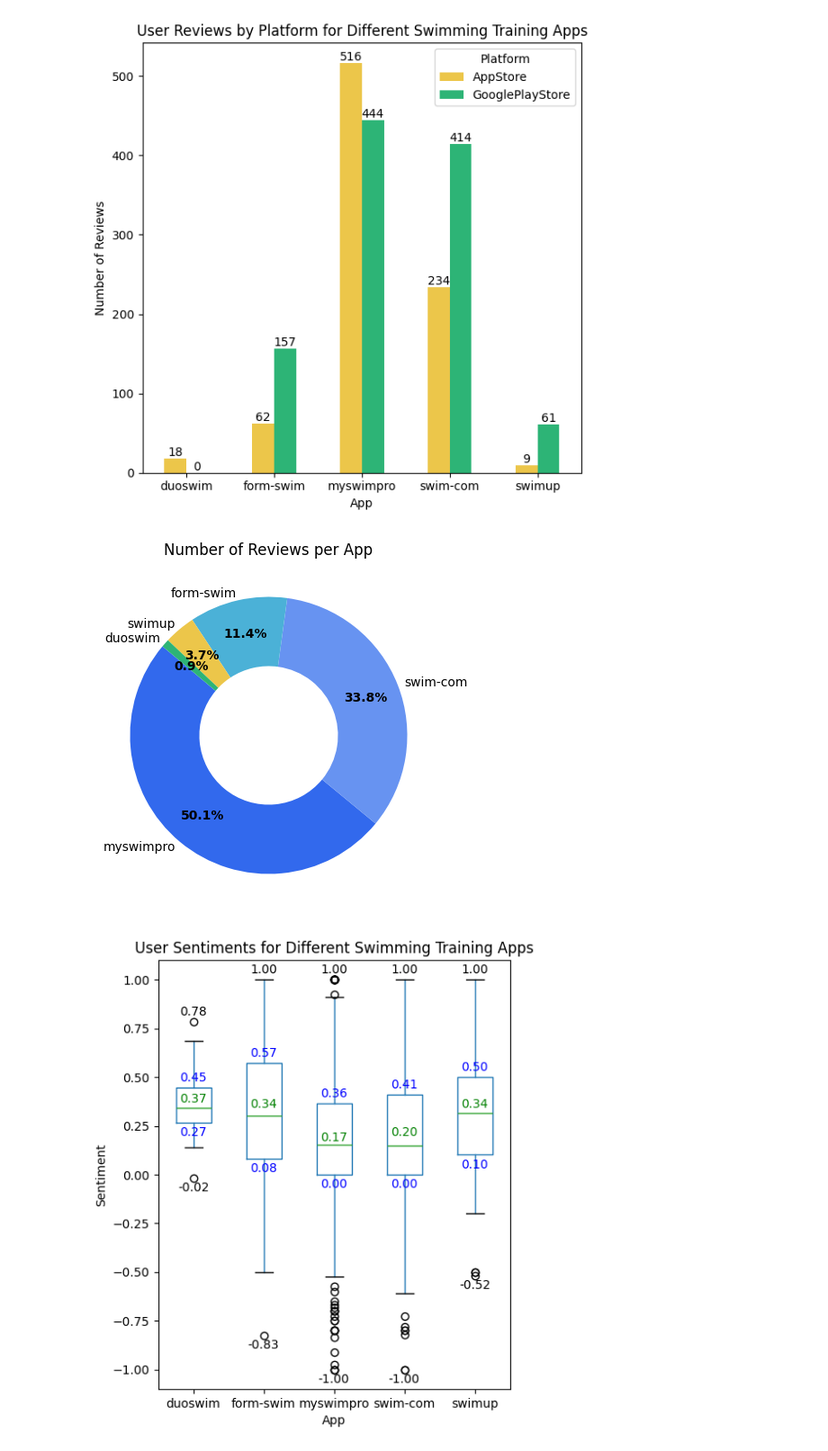
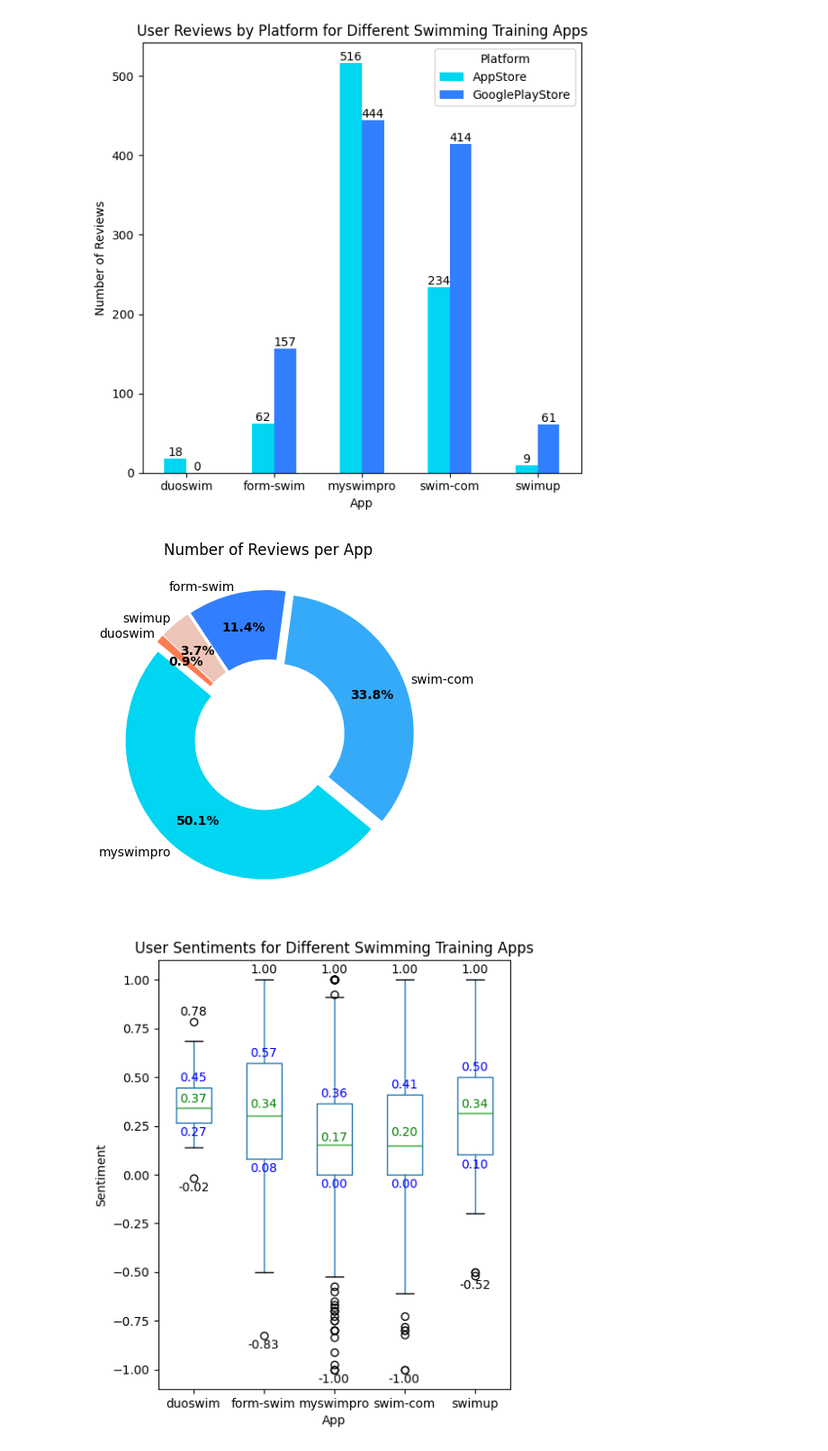
Before and after one commit to momonong/swim-apps-reviews-analysis, a Jupyter notebook: data_mining/da3.ipynb, the cells around one changed output. Shown at 90% size. Cells and saved outputs as stored; diff of their text form; code cells hidden in the pictures.

Commit message:
Update new figure colors

```diff
--- a/data_mining/da3.ipynb
+++ b/data_mining/da3.ipynb
@@ -67,19 +68,0 @@ plt.show()
-# %%
-# 评分分布按应用程序
-rating_counts = data.groupby(['app', 'rating']).size().unstack().fillna(0)
-
-# 绘制评分分布的堆叠条形图
-plt.rcParams['figure.figsize'] = [5, 10]
-ax = rating_counts.plot(kind='bar', stacked=True, width=0.8, color=colors)
-
-# 添加數據標籤
-for container in ax.containers:
-    ax.bar_label(container, label_type='edge', fontsize=10)
-
-plt.title('User Ratings for Different Swimming Training Apps', fontsize=16)
-plt.xlabel('App', fontsize=14)
-plt.ylabel('Number of Ratings', fontsize=14)
-plt.legend(title='Rating', bbox_to_anchor=(1.05, 1), loc='upper left')
-plt.xticks(rotation=0)  # 确保应用程序名称是水平的
-plt.tight_layout()
-plt.show()
@@ -90,7 +71,7 @@ plt.show()
 platform_counts = data.groupby(['app', 'platform']).size().unstack().fillna(0)
 
 plt.rcParams['figure.figsize'] = [6, 6]
-ax = platform_counts.plot(kind='bar', stacked=False, color=colors[-2:])
+ax = platform_counts.plot(kind='bar', stacked=False, color=[colors[0], colors[-1]])
 plt.title('User Reviews by Platform for Different Swimming Training Apps')
 plt.xlabel('App')
 plt.ylabel('Number of Reviews')
@@ -104,27 +85,32 @@ for container in ax.containers:
 plt.tight_layout()
 plt.show()
 # %% [output]
-[figure, old version]
+[figure, new version]
+# %%
+# colors = ['#00d5f1', '#2abff5', '#35aaf9', '#3795fc', '#317fff']
+colors = ['#00d5f1', '#35aaf9', '#317fff', '#edc4b8', '#ff7c53']
 # %%
 # 5. 每个应用的评论数量
 app_counts = data['app'].value_counts()
 
 plt.rcParams['figure.figsize'] = [5, 5]
 
 fig, ax = plt.subplots()
-wedges, texts, autotexts = ax.pie(app_counts, autopct='%1.1f%%', startangle=140, colors=colors, textprops=dict(color="black"), pctdistance=0.75, labels=app_counts.index, labeldistance=1.05, wedgeprops=dict(width=0.5))
+explode = [0.05 for i in app_counts]
+
+wedges, texts, autotexts = ax.pie(app_counts, autopct='%1.1f%%', startangle=140, colors=colors, textprops=dict(color="black"), pctdistance=0.75, labels=app_counts.index, labeldistance=1.05, wedgeprops=dict(width=0.5), explode=explode)
 
 # 将百分比移到饼图的外部
 for autotext in autotexts:
     autotext.set_color('black')
     autotext.set_fontsize(10)
     autotext.set_fontweight('bold')
 
 plt.title('Number of Reviews per App')
 plt.ylabel('')  # 隐藏默认的y标签
 plt.show()
 # %% [output]
-[figure, old version]
+[figure, new version]
 # %%
 # 2. 情感分布按应用程序 - 箱线图
 plt.rcParams['figure.figsize'] = [5, 6.5]
```
Also changed, not shown: parts of 4 cells of this notebook, 2 other files.
